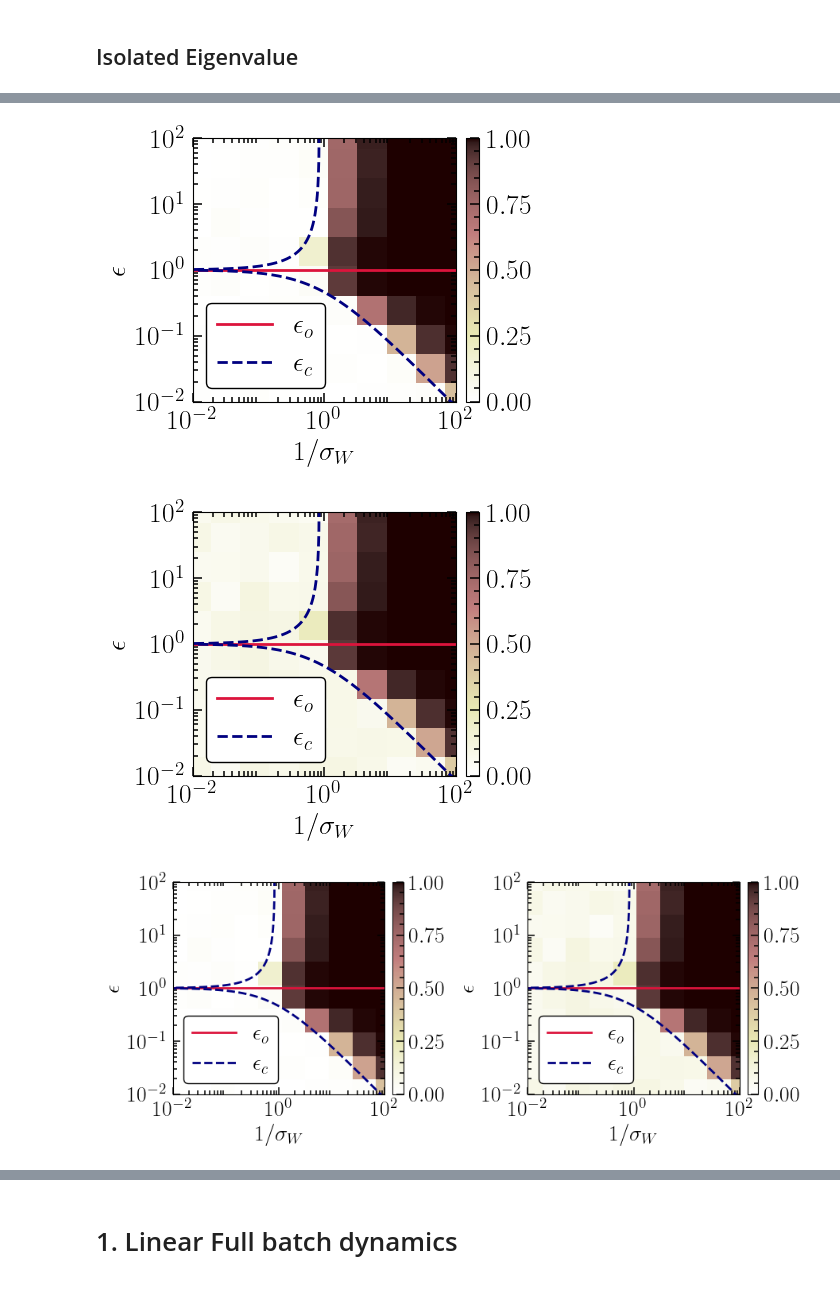
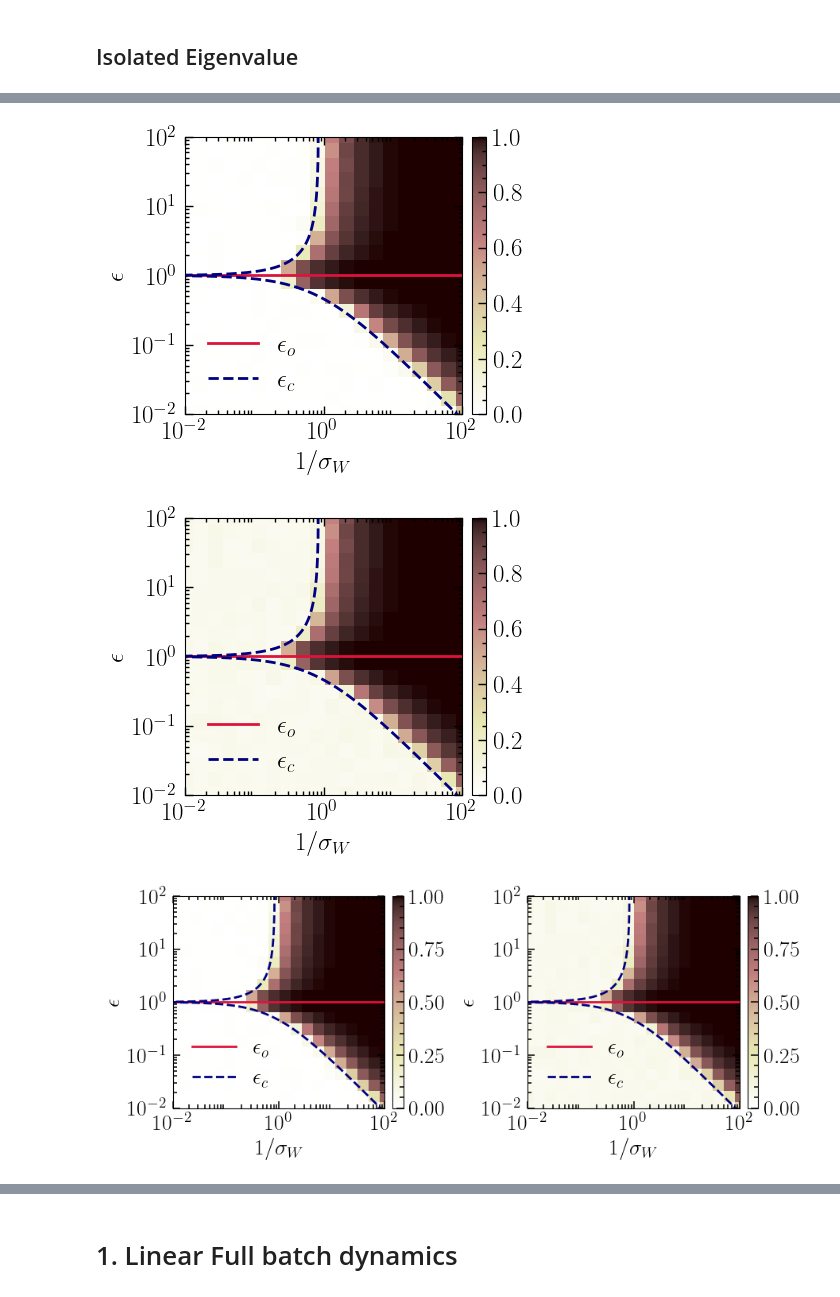
Before and after one commit to f-damico/BBP_in_SGD, a Jupyter notebook: src/notebooks/0.Linear_model.ipynb, the cells around one changed output, grey strips where cells are left out. Drawn from its saved outputs; the diff is of its cells as text; code cells hidden in the pictures.

Commit message:
Notebooks for figures

```diff
--- a/src/notebooks/0.Linear_model.ipynb
+++ b/src/notebooks/0.Linear_model.ipynb
@@ -121,8 +94,8 @@ def q2(epsilon, sigma_W, r, t=1):
     c = b / a
     return (1. - r / c**2)/(1. + r / c)
 # %%
-plot_dir0 = "../images/0.linear_full_batch/"
-data_dir0 = "../data/0.linear_full_batch/"
+plot_dir0 = "../../collected_results/figures/0.linear_full_batch/"
+data_dir0 = "../../data/0.linear_full_batch/"
 
 os.system("mkdir -p " + plot_dir0)
 os.system("mkdir -p " + data_dir0)
@@ -972 +439,34 @@ def calculate_dx(epsilon, sigma, data_dir):
+# %%
+# Need simulated data generated by linear_bbp3.py
+
+def calculate_observables(data_dir, N, r, epsilon, sigma, alpha):
+    # Load or generate data
+    data_string = "dyn_N%d_r%.2f_eps%.5f_sig%.5f_alpha%d"%(N, r, epsilon, sigma, alpha)
+
+    print("Loading " + data_string)
+
+    with np.load(data_dir+data_string+"_data.npz") as data:
+        u_top_local = data["u_top_list"] # n try, epochs+1, N
+        q2_local = data["q2_list"]
+        u_star_local = data["u_star"]
+
+    q2_med, _ = asym_err(q2_local, axis=1)
+
+    u_ab = []
+
+    n_try = u_top_local.shape[1]
+    for i in range(n_try):
+        for j in range(i+1, n_try):
+            u_ab.append(
+                np.abs(
+                    np.sum(
+                        u_top_local[:,i] * u_top_local[:,j],
+                        axis=-1
+                    )
+                )
+            )
+
+    u_ab, _ = asym_err(u_ab, axis=0)
+
+    return q2_med.reshape(-1), u_ab
 # %%
@@ -1044,7 +515,7 @@ sigma_fine = np.logspace(-2, 2, 500)
 eps_c = epsilon_c(sigma_fine, r=r, t=1)
 eps_c_n = epsilon_c_n(sigma_fine, r=r, t=1)
 
-set_rc(scale=1.1)
+set_rc(scale=1.)
 n_fig = 1
 
 fig, axs = plt.subplots(
@@ -1053,10 +524,10 @@ fig, axs = plt.subplots(
              get_rc()['W']*get_rc()['r']),
 )
 
-X, Y = np.meshgrid(sigma_list, epsilon_list)
+X, Y = np.meshgrid(1./sigma_list, epsilon_list)
 
 # Experimental phase diagram
-im = axs.pcolormesh(1./X, Y, q2_list.T,
+im = axs.pcolormesh(X, Y, q2_list[:, :, 0],
                     vmin=0, vmax=1,
                     cmap='pink_r',
                     shading='auto')
@@ -1066,41 +537,41 @@ axs.plot(1./sigma_list, np.ones_like(sigma_list),
          color='crimson', marker='', ls='-', lw=2,
          label=r"$\epsilon_o$")
 
 # Critical step size
 axs.plot(1./sigma_fine, eps_c,
          color='navy', marker='', ls='--', lw=2,
          label=r"$\epsilon_c$")
 axs.plot(1./sigma_fine, eps_c_n,
          color='navy', marker='', ls='--', lw=2,)
 
-plt.legend(loc='lower left', facecolor='white', frameon=True, framealpha=1, edgecolor='k', fancybox=True)
+plt.legend(loc='lower left', facecolor='white', frameon=False, framealpha=1, edgecolor='k', fancybox=True)
 
 nice_style(axs,
            ylim=(np.min(epsilon_list), np.max(epsilon_list)),
            xlim=(np.min(sigma_list), np.max(sigma_list)),
            xlabel=r"$1/\sigma_W$",
            ylabel=r"$\epsilon$",
            logx=True, logy=True
           )
 
 axs.set_aspect("equal", adjustable="box")
 
 divider = make_axes_locatable(axs)
 cax = divider.append_axes("right", size="5%", pad=0.1)
 
 cb = fig.colorbar(im, cax=cax)
 
 plt.savefig(plot_dir0 + "linear_q2_exp.pdf", bbox_inches="tight")
 
 plt.show()
 # %% [output]
-[figure, old version]
+[figure, new version]
 # %%
 sigma_fine = np.logspace(-2, 2, 500)
 eps_c = epsilon_c(sigma_fine, r=r, t=1)
 eps_c_n = epsilon_c_n(sigma_fine, r=r, t=1)
 
-set_rc(scale=1.1)
+set_rc(scale=1.)
 n_fig = 1
 
 fig, axs = plt.subplots(
@@ -1112,7 +583,7 @@ fig, axs = plt.subplots(
 X, Y = np.meshgrid(sigma_list, epsilon_list)
 
 # Experimental phase diagram
-im = axs.pcolormesh(1./X, Y, u_ab_list.T,
+im = axs.pcolormesh(1./X, Y, u_ab_list[:, :, 0],
                     vmin=0, vmax=1,
                     cmap='pink_r',
                     shading='auto')
@@ -1129,7 +600,7 @@ axs.plot(1./sigma_fine, eps_c,
 axs.plot(1./sigma_fine, eps_c_n,
          color='navy', marker='', ls='--', lw=2,)
 
-plt.legend(loc='lower left', facecolor='white', frameon=True, framealpha=1, edgecolor='k', fancybox=True)
+plt.legend(loc='lower left', facecolor='white', frameon=False, framealpha=1, edgecolor='k', fancybox=True)
 
 nice_style(axs,
            ylim=(np.min(epsilon_list), np.max(epsilon_list)),
@@ -1150,7 +621,7 @@ plt.savefig(plot_dir0 + "linear_u_ab_exp.pdf", bbox_inches="tight")
 
 plt.show()
 # %% [output]
-[figure, old version]
+[figure, new version]
 # %%
 sigma_fine = np.logspace(-2, 2, 500)
 eps_c = epsilon_c(sigma_fine, r=r, t=1)
@@ -1168,7 +639,7 @@ fig, axs = plt.subplots(
 X, Y = np.meshgrid(sigma_list, epsilon_list)
 
 im = axs[0].pcolormesh(
-    1./X, Y, q2_list.T,
+    1./X, Y, q2_list[:, :, 0],
     vmin=0, vmax=1,
     cmap='pink_r',
     shading='auto'
@@ -1195,7 +666,7 @@ axs[0].plot(
 axs[0].legend(
     loc='lower left',
     facecolor='white',
-    frameon=True,
+    frameon=False,
     framealpha=1,
     edgecolor='k',
     fancybox=True
@@ -1219,7 +690,7 @@ cb = fig.colorbar(im, cax=cax)
 
 # Experimental phase diagram
 im = axs[1].pcolormesh(
-    1./X, Y, u_ab_list.T,
+    1./X, Y, u_ab_list[:, :, 0],
     vmin=0, vmax=1,
     cmap='pink_r',
     shading='auto'
@@ -1246,7 +717,7 @@ axs[1].plot(
 axs[1].legend(
     loc='lower left',
     facecolor='white',
-    frameon=True,
+    frameon=False,
     framealpha=1,
     edgecolor='k',
     fancybox=True
@@ -1271,4 +742,4 @@ plt.savefig(plot_dir0 + "linear_exp_all.pdf", bbox_inches="tight")
 
 plt.show()
 # %% [output]
-[figure, old version]
+[figure, new version]
```
Also changed, not shown: parts of 36 cells of this notebook, 7 other files.
